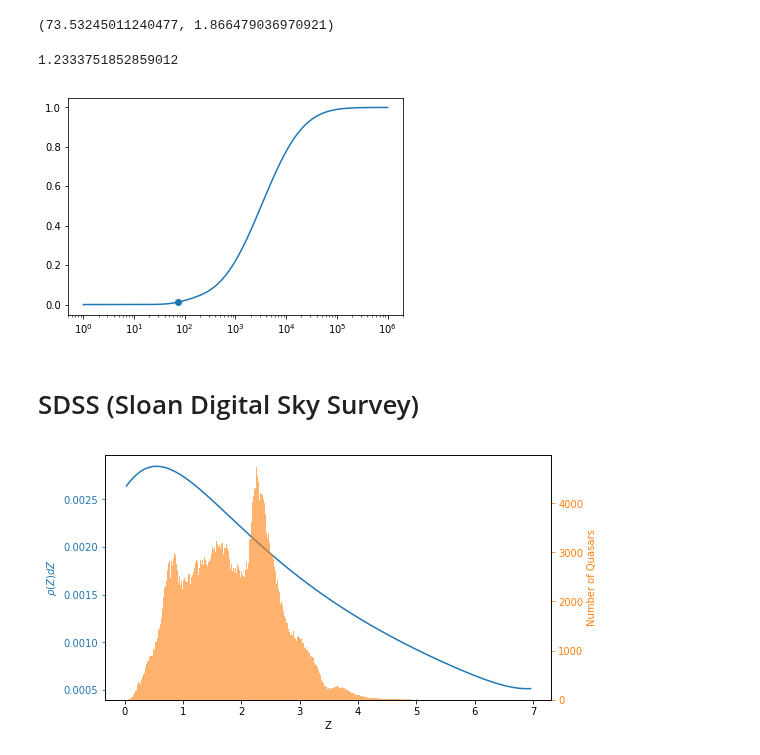
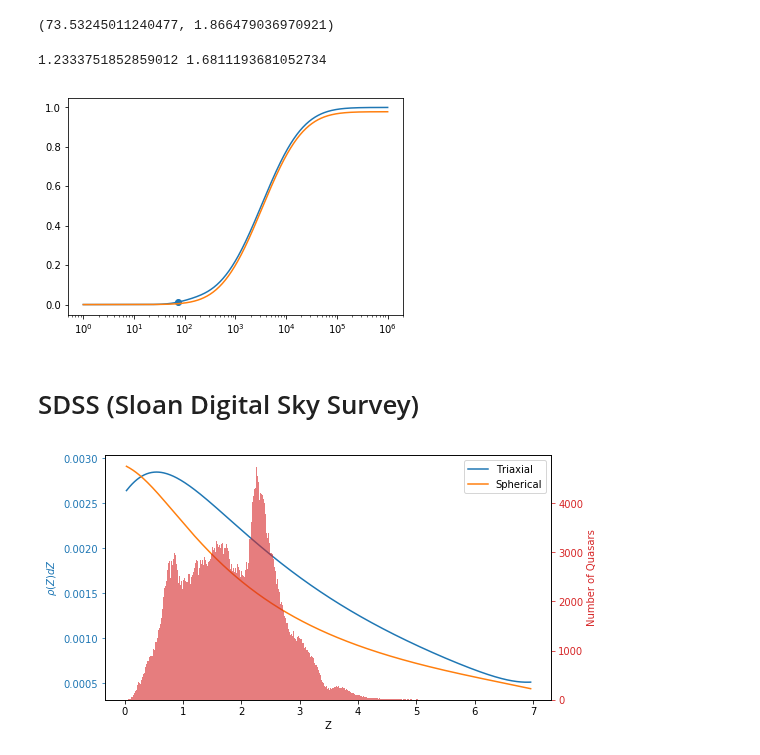
Before and after one commit to jsbarbosa/TesisFisica, a Jupyter notebook: Files/Week 14/Distributions.ipynb, the cells around one changed output. Drawn from its saved outputs; the diff is of its cells as text; code cells hidden in the pictures.

Commit message:
spherical related

```diff
--- a/Files/Week 14/Distributions.ipynb
+++ b/Files/Week 14/Distributions.ipynb
@@ -116,17 +116,27 @@ pos = times != times.max()
 times = 1000 * times[pos]
 
 _, (bins, freq) = plotHistogram(times, log = True)
+_, (bins2, freq2) = plotHistogram(1000 * symmetric[:, 0], log = True, bins = 100)
 
 popt, pcov = curve_fit(function, bins, freq, bounds = (([-np.inf] * 4 + [0] * 2), ([np.inf] * 4 + [1] * 2)))
 mu1, std1, mu2, std2, a, b = popt
 
+popt2, pcov2 = curve_fit(function, bins2, freq2, bounds = (([-np.inf] * 4 + [0] * 2), ([np.inf] * 4 + [1] * 2)))
+mu12, std12, mu22, std22, a2, b2 = popt2
+print(popt2)
+
 x = np.logspace(0, 6, 500)
 y = function(x, *popt)
+y2 = function(x, *popt2)
 
 int_ = np.trapz(y, x = x)
+int_2 = np.trapz(y2, x = x)
 
 popt[-2:] *= 1 / int_
+popt2[-2:] *= 1 / int_2
+
 y = y / int_
+y2 = y2 / int_2
 
 mu2, std2, mu1, std1, b, a = popt
 # %% [output]
@@ -186,17 +203,21 @@ t_available, np.log10(t_available)
 # %%
 x_ = np.logspace(0, np.log10(t_available))
 y_ = function(x_, *popt)
+y_2 = function(x_, *popt2)
 
 probability = np.trapz(y_, x_)
+probability_2 = np.trapz(y_2, x_)
 
-print(probability * 100)
+print(probability * 100, probability_2 * 100)
 
 plt.plot(x, cumulative)
+plt.plot(x, cumulative2)
 plt.scatter(t_available, probability)
+# plt.scatter(t_available, probability_2)
 plt.xscale("log")
 # %% [output]
-1.2333751852859012
+1.2333751852859012 1.6811193681052734
-[figure, old version]
+[figure, new version]
 # %%
 zs = np.linspace(8, 0)
 ts = cosmo.age(zs).value * 1000 - t_20 - t_required
@@ -218,19 +240,23 @@ bins = 0.5 * (bins[1:] + bins[:-1])
 ts = cosmo.age(bins).value * 1000 - t_20 - t_required
 # p = function(ts, *popt)
 p = np.array([quad(function, ts[i + 1], ts[i], args = tuple(popt))[0] for i in range(len(ts) - 1)])
+p2 = np.array([quad(function, ts[i + 1], ts[i], args = tuple(popt2))[0] for i in range(len(ts) - 1)])
 # %%
 fig, ax1 = plt.subplots(figsize = (8, 4.5))
 ax2 = ax1.twinx()
 
-ax1.plot(bins[1:], p, c = COLOR_CYCLE[0])
-ax2.bar(bins, freq, width = db, facecolor = COLOR_CYCLE[1], alpha = 0.6)
+ax1.plot(bins[1:], p, c = COLOR_CYCLE[0], label = 'Triaxial')
+ax1.plot(bins[1:], p2, c = COLOR_CYCLE[1], label = 'Spherical')
+ax2.bar(bins, freq, width = db, facecolor = COLOR_CYCLE[3], alpha = 0.6)
 
 ax1.set_xlabel('Z')
 ax1.set_ylabel(r'$\rho(Z)dZ$', color = COLOR_CYCLE[0])
 ax1.tick_params('y', colors = COLOR_CYCLE[0])
-ax2.set_ylabel('Number of Quasars', color = COLOR_CYCLE[1])
-ax2.tick_params('y', colors = COLOR_CYCLE[1])
+ax2.set_ylabel('Number of Quasars', color = COLOR_CYCLE[3])
+ax2.tick_params('y', colors = COLOR_CYCLE[3])
+
+ax1.legend()
 
 fig.savefig('redshift_dist.png', dpi = 300)
 # %% [output]
-[figure, old version]
+[figure, new version]
```
Also changed, not shown: parts of 3 cells of this notebook, 2 other files.
